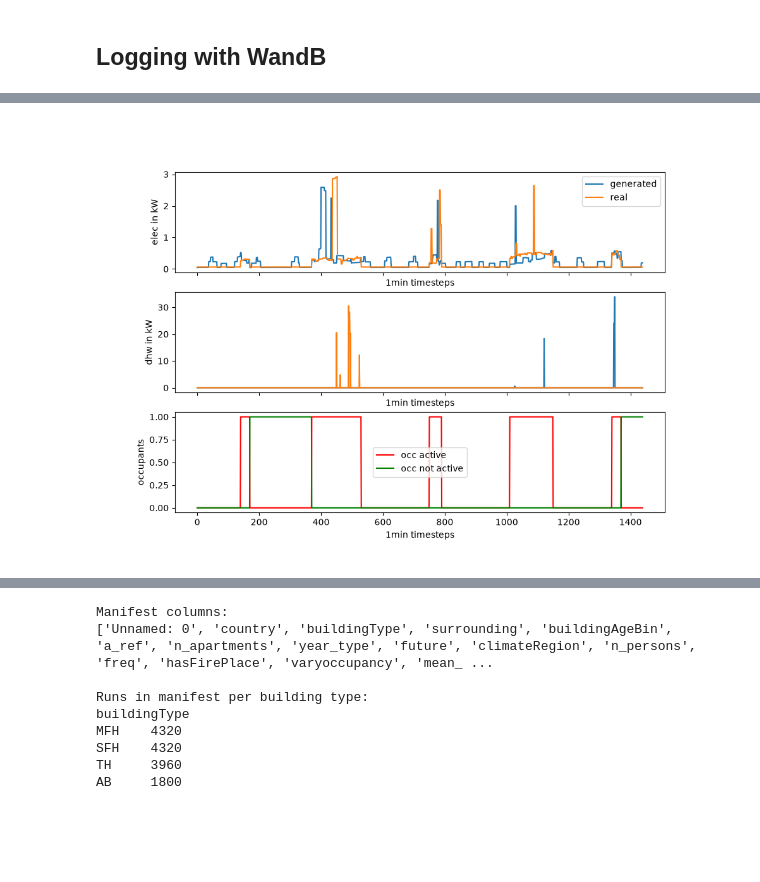
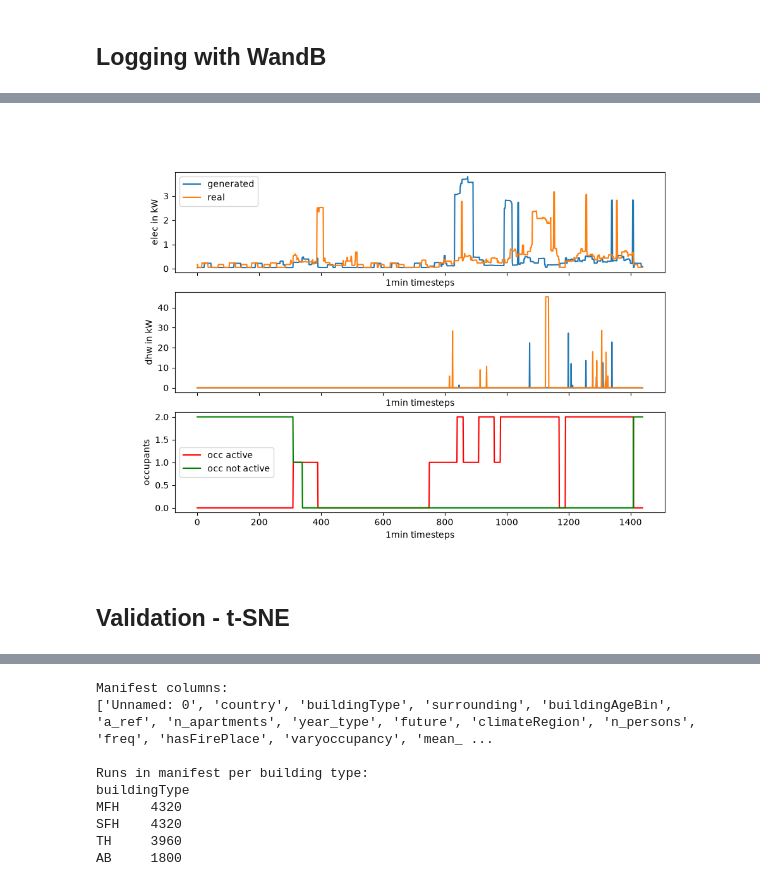
Before and after one commit to NV717/Master_Thesis_EWI_2026, a Jupyter notebook: Ch_4_Diffusion/diffusion1D.ipynb, the cells around one changed output, grey strips where cells are left out. Saved outputs shown, nothing was run; the diff lists cells and outputs as text; code cells hidden in the pictures; blank space fills up the shorter version.

Commit message:
add t-SNE and connected sampling functions vor evaluation

```diff
--- a/Ch_4_Diffusion/diffusion1D.ipynb
+++ b/Ch_4_Diffusion/diffusion1D.ipynb
@@ -831,8 +938,8 @@ def p_losses(denoise_model, x_start, t, static_cat, static_cont, static_bool, no
 # print(lo, hi)
 lo = torch.full((len(TARGET_COLS),), float("inf"))
 hi = torch.full((len(TARGET_COLS),), float("-inf"))
-
-for batch in train_dataloader:
+# ToDO use stats for this
+for batch in tqdm(train_dataloader):
     x = batch["target"]
     lo = torch.minimum(lo, x.amin(dim=(0, 2)))
     hi = torch.maximum(hi, x.amax(dim=(0, 2)))
@@ -883,6 +990,16 @@ def sample1d(model, sequence_length, batch_size, channels, static_cat, static_co
         static_bool=static_bool,
         dyn= dyn
     )
+
+@torch.inference_mode()
+def sample_final(model, shape, static_cat, static_cont, static_bool, dyn=None):
+    device = next(model.parameters()).device
+    b = shape[0]
+    img = torch.randn(shape, device=device)
+    for i in tqdm(reversed(range(timesteps)), desc='sampling loop time step', total=timesteps):
+        t = torch.full((b,), i, device=device, dtype=torch.long)
+        img = p_sample(model, img, t, i, static_cat, static_cont, static_bool, dyn)
+    return img.cpu()
 # %%
 X0_MIN, X0_MAX
 # %% [output]
@@ -938,7 +1055,7 @@ import wandb
 wandb.login()
 
 run = wandb.init(
-    project="diffusion-model",
+    project="diffusion-model_2",
     config={
         "epochs": 1,
         "timesteps": timesteps,
@@ -957,7 +1076,7 @@ View run at https://wandb.ai/natusvictus-fh-aachen-university-of-applied-science
 # %%
 #model.load_state_dict(torch.load("model.pth"))
 # %%
-epochs = 20
+epochs = 5
 global_step = 0
 for epoch in tqdm(range(epochs)):
 
@@ -1064,11 +1187,13 @@ Trainable: 2,397,218
 Frozen:    0
 # %%
-f1 = 5
-f2 =6
+f1 = 14
+f2 =15
 example = next(iter(val_dataloader))
 trgt = example["target"][f1:f2].repeat(32, 1, 1).to(device)
 static_cat = example["static_cat"][f1:f2].repeat(32, 1).to(device)
 static_cont = example["static_cont"][f1:f2].repeat(32, 1).to(device)
 static_bool = example["static_bool"][f1:f2].repeat(32, 1).to(device)
 dyn = example["condition"][f1:f2].repeat(32, 1, 1).to(device)
+target_norm = example["target_norm"][f1:f2].repeat(32, 1, 1).to(device)
+condition_norm = example["condition_norm"][f1:f2].repeat(32, 1, 1).to(device)
 # %%
@@ -1171,45 +1314,43 @@ plt.show()
 # %%
-i =2
-final_samples = samples[-1]
+i =9
+final_samples = torch.as_tensor(samples[-1]).float().cpu()
 dyn = dyn.cpu()
 trgt = trgt.cpu()
-mean_trgt = target_mean.numpy()
-std_trgt  = target_std.numpy()
-mean_cond = condition_mean.numpy()
-std_cond  = condition_std.numpy()
+condition_norm = condition_norm.cpu()
+target_norm = target_norm.cpu()
 
-occ = dyn[i] * std_cond + mean_cond
-gen  = final_samples[i] * std_trgt + mean_trgt
-real = trgt[i]* std_trgt + mean_trgt
+occ  = (invert_scaler(dyn, condition_scaler) * condition_norm)[i]
+gen  = (invert_scaler(final_samples, target_scaler)*target_norm)[i]
+real = (invert_scaler(trgt, target_scaler)*target_norm)[i]
 
 
 
 occ_activ, occ_not_active = occ[0], occ[1]
 elec_gen, dhw_gen = gen[0], gen[1]
 elec_real, dhw_real = real[0], real[1]
 
 
 fig, ax = plt.subplots(3,1, figsize=(10,7), sharex=True)
 
 ax[0].plot(elec_gen, label="generated")
 ax[0].plot(elec_real, label="real")
 ax[0].set_ylabel("elec in kW")
 ax[0].set_xlabel("1min timesteps")
 ax[0].legend()
 
 ax[1].plot(dhw_gen, label="generated")
 ax[1].plot(dhw_real, label="real")
 ax[1].set_ylabel("dhw in kW")
 ax[1].set_xlabel("1min timesteps")
 
 ax[2].plot(occ_activ, label="occ active", color="r")
 ax[2].plot(occ_not_active, label="occ not active", color="g")
 ax[2].set_ylabel("occupants")
 ax[2].set_xlabel("1min timesteps")
 ax[2].legend()
 plt.show()
 # %% [output]
-[figure, old version]
+[figure, new version]
 # %%
 final_samples = samples[-1]
 generated = final_samples[14, 0]
@@ -1253,3 +1394,5 @@ plt.title("real daily electricity profile");
 target_mean, target_std
 # %%
 cond = build_condition(preprocessor, train_df,{"buildingType": "SFH", "sum_n_persons": 4, "future": True}, batch_size=32, device=device)
+# %% [markdown]
+## Validation - t-SNE
```
Also changed, not shown: parts of 54 cells of this notebook, 10 other files.
